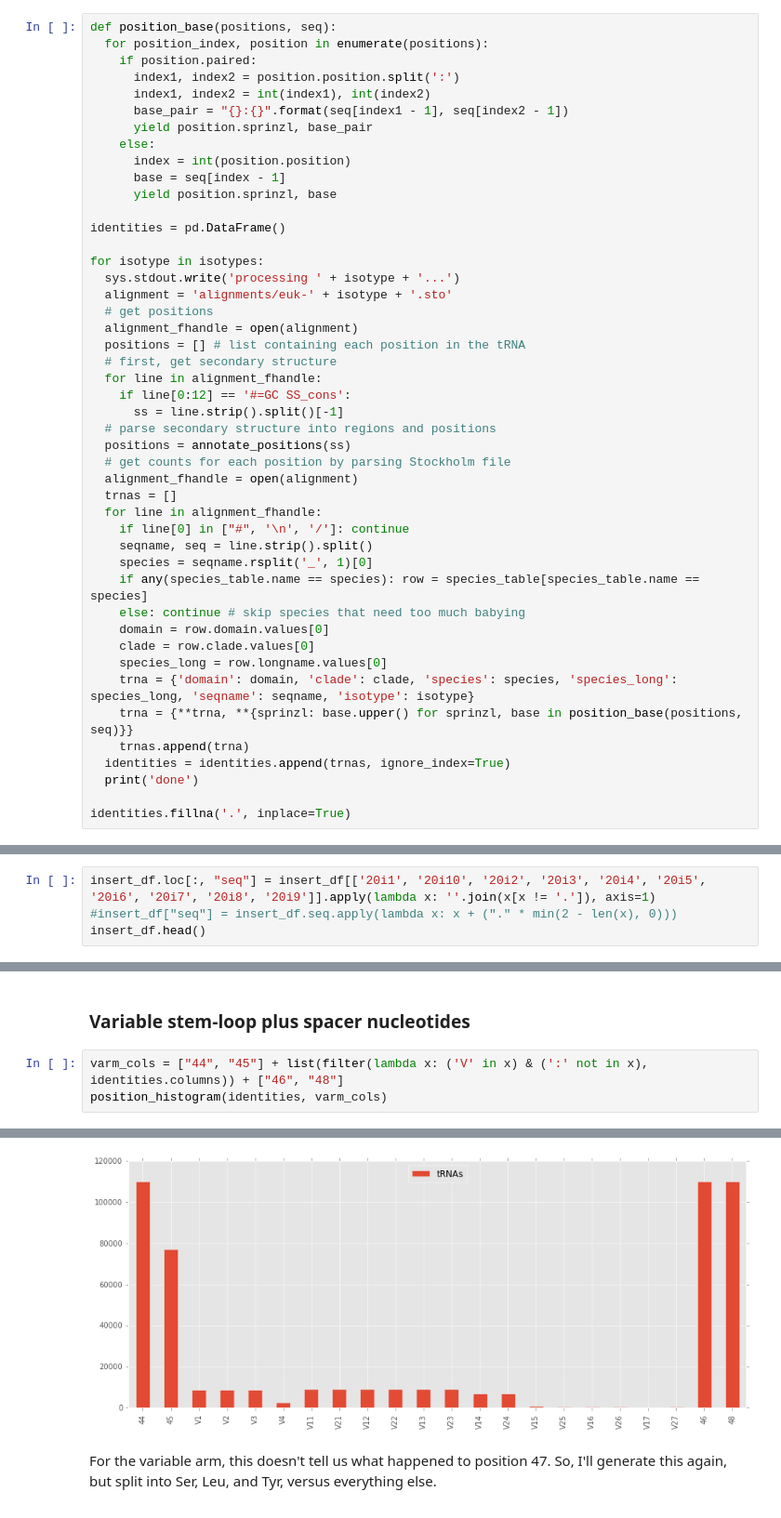
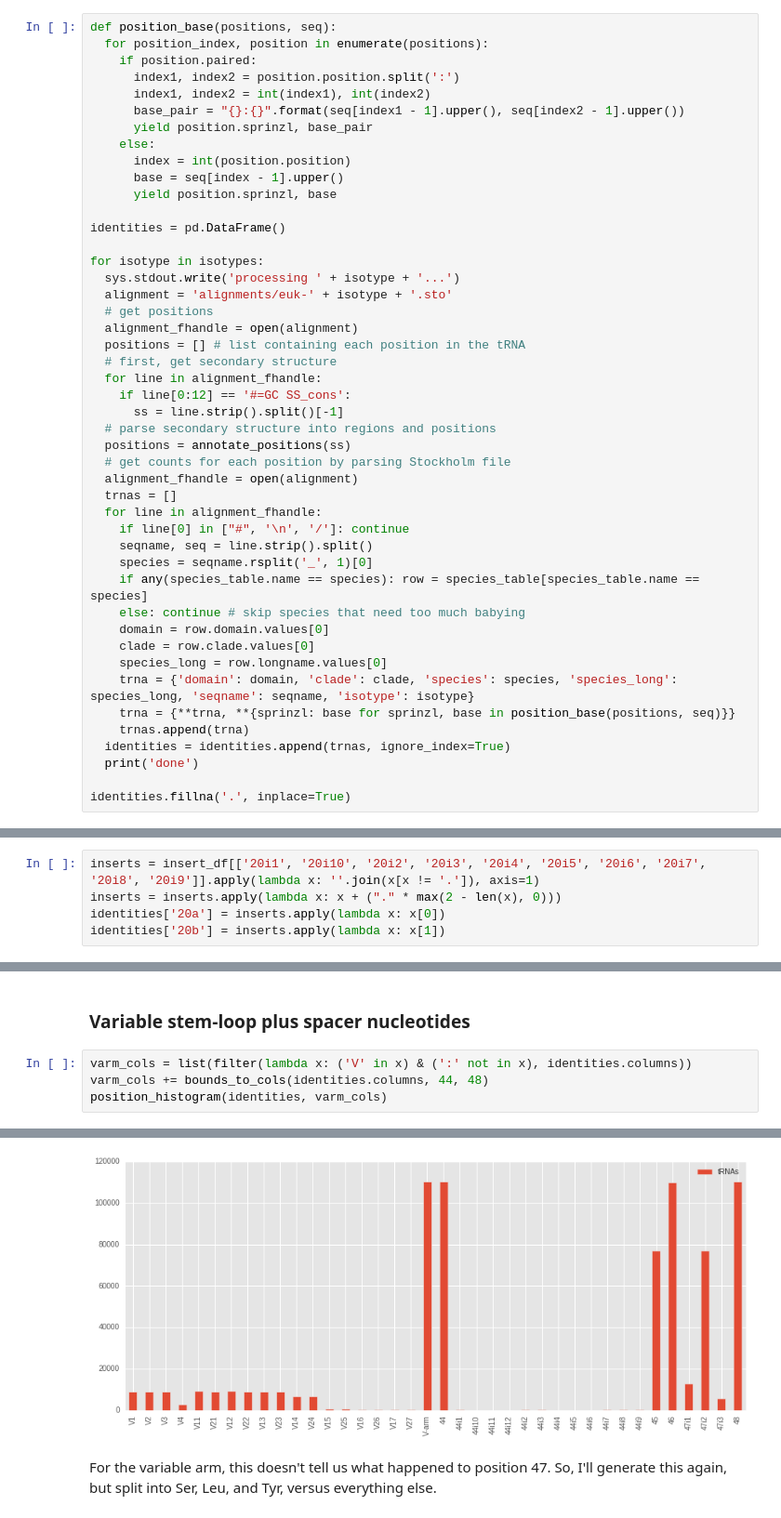
Before and after one commit to bylin/euk-features, a Jupyter notebook: notebooks/euk-tRNAs.ipynb, the cells around one changed output, grey strips where cells are left out. Shown at 93% size. Drawn from its saved outputs; the diff is of its cells as text.

Commit message:
add v-arm insertions

```diff
--- a/notebooks/euk-tRNAs.ipynb
+++ b/notebooks/euk-tRNAs.ipynb
@@ -170,11 +170,11 @@ def position_base(positions, seq):
     if position.paired:
       index1, index2 = position.position.split(':')
       index1, index2 = int(index1), int(index2)
-      base_pair = "{}:{}".format(seq[index1 - 1], seq[index2 - 1])
+      base_pair = "{}:{}".format(seq[index1 - 1].upper(), seq[index2 - 1].upper())
       yield position.sprinzl, base_pair
     else:
       index = int(position.position)
-      base = seq[index - 1]
+      base = seq[index - 1].upper()
       yield position.sprinzl, base
 
 identities = pd.DataFrame()
@@ -204,7 +204,7 @@ for isotype in isotypes:
     clade = row.clade.values[0]
     species_long = row.longname.values[0]
     trna = {'domain': domain, 'clade': clade, 'species': species, 'species_long': species_long, 'seqname': seqname, 'isotype': isotype}
-    trna = {**trna, **{sprinzl: base.upper() for sprinzl, base in position_base(positions, seq)}}
+    trna = {**trna, **{sprinzl: base for sprinzl, base in position_base(positions, seq)}}
     trnas.append(trna)
   identities = identities.append(trnas, ignore_index=True)
   print('done')
@@ -420,6 +427,7 @@ I can definitely see a few places where selecting the first two bases would resu
 
 The first base of the insertion will be 20a, and the second base will be 20b. The actual 20iX columns will stay on too.
 # %%
-insert_df.loc[:, "seq"] = insert_df[['20i1', '20i10', '20i2', '20i3', '20i4', '20i5', '20i6', '20i7', '20i8', '20i9']].apply(lambda x: ''.join(x[x != '.']), axis=1)
-#insert_df["seq"] = insert_df.seq.apply(lambda x: x + ("." * min(2 - len(x), 0)))
-insert_df.head()
+inserts = insert_df[['20i1', '20i10', '20i2', '20i3', '20i4', '20i5', '20i6', '20i7', '20i8', '20i9']].apply(lambda x: ''.join(x[x != '.']), axis=1)
+inserts = inserts.apply(lambda x: x + ("." * max(2 - len(x), 0)))
+identities['20a'] = inserts.apply(lambda x: x[0])
+identities['20b'] = inserts.apply(lambda x: x[1])
@@ -428,11 +434,12 @@ KeyboardInterrupt:
 # %% [markdown]
 ### Variable stem-loop plus spacer nucleotides
 # %%
-varm_cols = ["44", "45"] + list(filter(lambda x: ('V' in x) & (':' not in x), identities.columns)) + ["46", "48"]
+varm_cols = list(filter(lambda x: ('V' in x) & (':' not in x), identities.columns))
+varm_cols += bounds_to_cols(identities.columns, 44, 48)
 position_histogram(identities, varm_cols)
 # %% [output]
 <matplotlib.axes._subplots.AxesSubplot at 0x...>
-[figure, old version]
+[figure, new version]
 # %% [markdown]
 For the variable arm, this doesn't tell us what happened to position 47. So, I'll generate this again, but split into Ser, Leu, and Tyr, versus everything else.
 # %%
```
Also changed, not shown: parts of 10 cells of this notebook.
